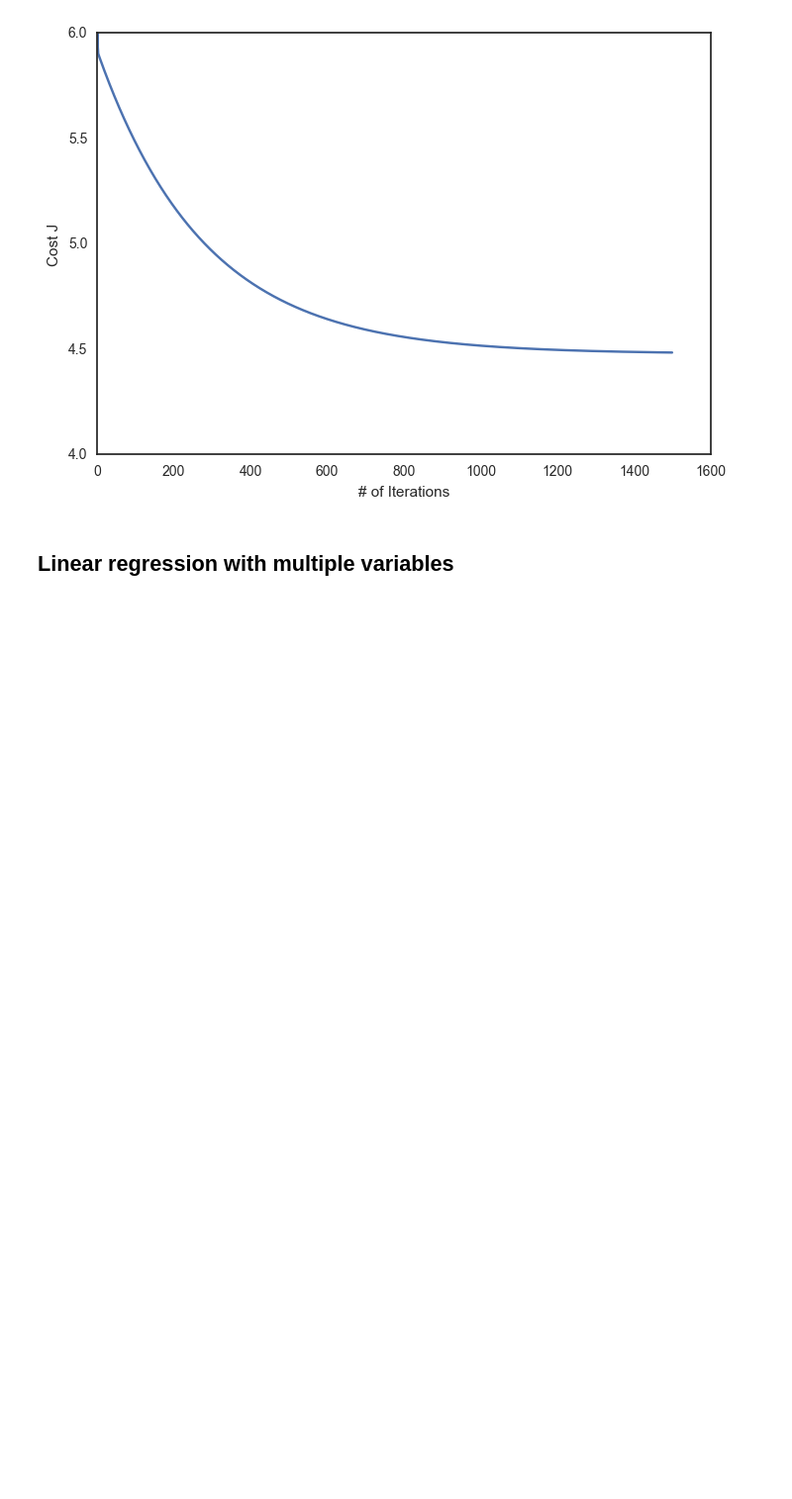
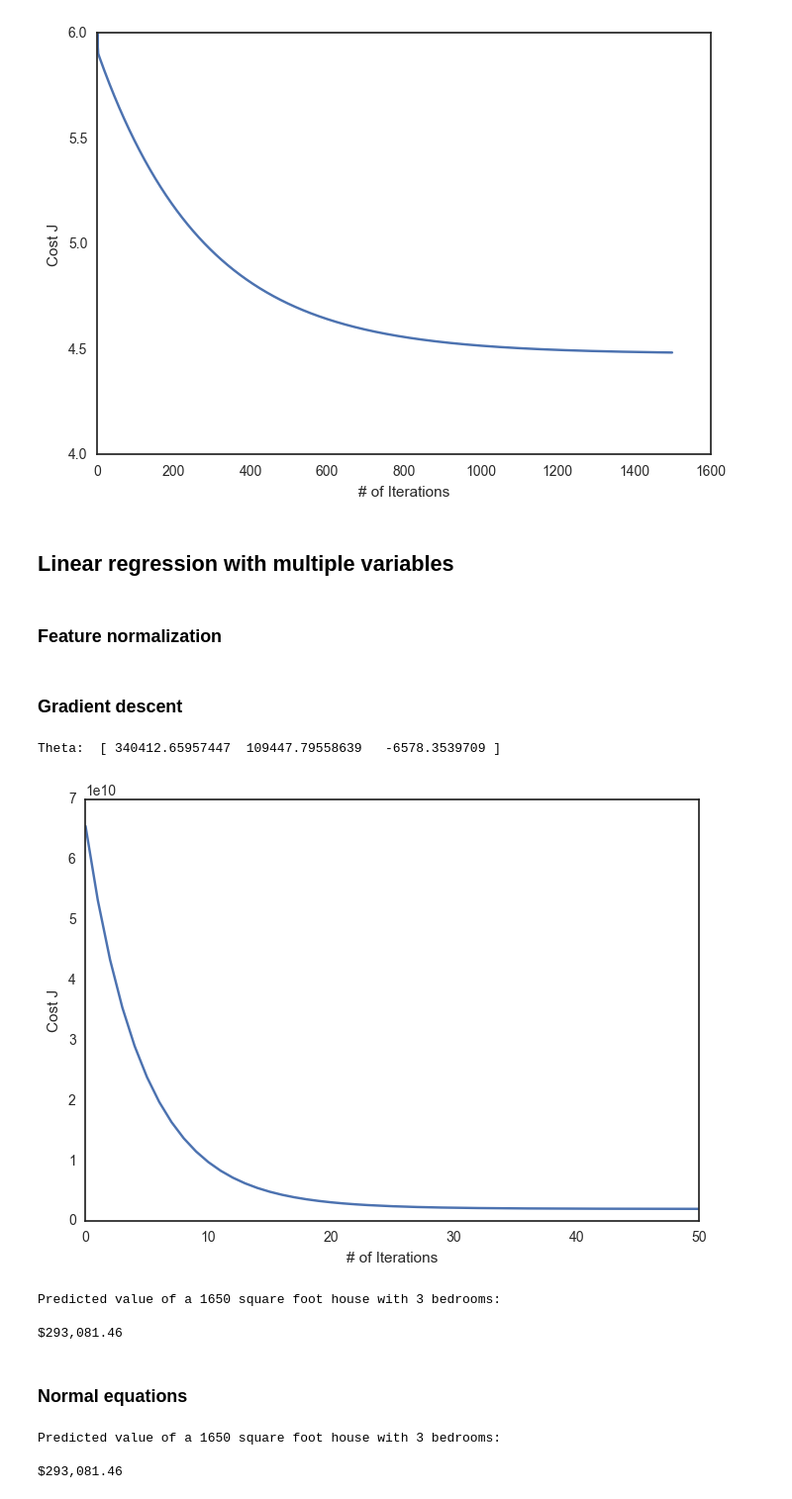
Before and after one commit to FedericoCiner/ml-coursera, a Jupyter notebook: notebooks/Exercise 1 - Linear Regression.ipynb, the cells around one changed output. Shown at 99% size. Drawn from its saved outputs; the diff is of its cells as text; code cells hidden in the pictures; blank space fills up the shorter version.

```diff
--- a/notebooks/Exercise 1 - Linear Regression.ipynb
+++ b/notebooks/Exercise 1 - Linear Regression.ipynb
@@ -82,3 +86,57 @@ Theta:  [-3.63029144  1.16636235]
 [figure]
 # %% [markdown]
 ## Linear regression with multiple variables
+# %%
+data_m = np.loadtxt("data/ex1data2.txt", delimiter=",")
+X = data_m[:, 0:2]
+y = data_m[:, 2]
+m = len(y)
+# %% [markdown]
+### Feature normalization
+# %%
+def featureNormalize(X):
+    X_norm = np.copy(X)
+    mu = np.zeros(X_norm.shape[1])
+    sigma = np.zeros(X_norm.shape[1])
+
+    for i in range(0, X.shape[1]):
+        mu[i] = X[:, i].mean()
+        sigma[i] = X[:, i].std()
+        X_norm[:, i] = (X[:, i] - mu[i]) / sigma[i]
+
+    return X_norm, mu, sigma
+# %% [markdown]
+### Gradient descent
+# %%
+X_norm, mu, sigma = featureNormalize(X)
+X_norm= np.column_stack((np.ones(m), X_norm[:, ]))
+
+iterations = 400  # number of iterations
+alpha = 0.1 # learning rate
+theta = np.zeros(X_norm.shape[1])  # initial value of theta
+
+theta, cost_j = gradientDescent(X_norm, y, theta, alpha, iterations)
+print("Theta: ", theta)
+
+plt.plot(cost_j)
+plt.xlim(0, 50)
+plt.ylabel("Cost J")
+plt.xlabel("# of Iterations")
+plt.show()
+# %% [output]
+Theta:  [ 340412.65957447  109447.79558639   -6578.3539709 ]
+[figure, added]
+# %%
+# Normalize x values
+sqft = (1650 - mu[0])/ sigma[0]
+rooms = (3 - mu[1])/ sigma[1]
+price = theta[0] + (theta[1] * sqft) + (theta[2] * rooms)
+
+print("Predicted value of a 1650 square foot house with 3 bedrooms:\n")
+print("${:,.2f}".format(price))
+# %% [output]
+Predicted value of a 1650 square foot house with 3 bedrooms:
+
+$293,081.46
+# %% [markdown]
+### Normal equations
@@ -84,0 +151,15 @@ Theta:  [-3.63029144  1.16636235]
+# %%
+X_new = np.column_stack((np.ones(m), X[:, ]))
+theta = normalEqn(X_new, y)
+
+# x values do not need to be normalized for normal equation
+sqft = 1650
+rooms = 3
+price = theta[0] + (theta[1] * sqft) + (theta[2] * rooms)
+
+print("Predicted value of a 1650 square foot house with 3 bedrooms:\n")
+print("${:,.2f}".format(price))
+# %% [output]
+Predicted value of a 1650 square foot house with 3 bedrooms:
+
+$293,081.46
```
Also changed, not shown: parts of 4 cells of this notebook, 8 other files.
